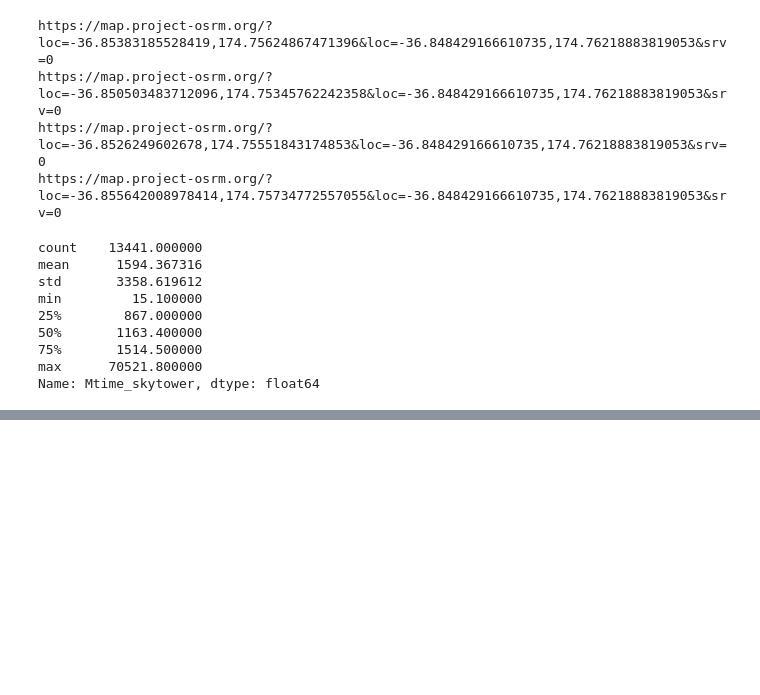
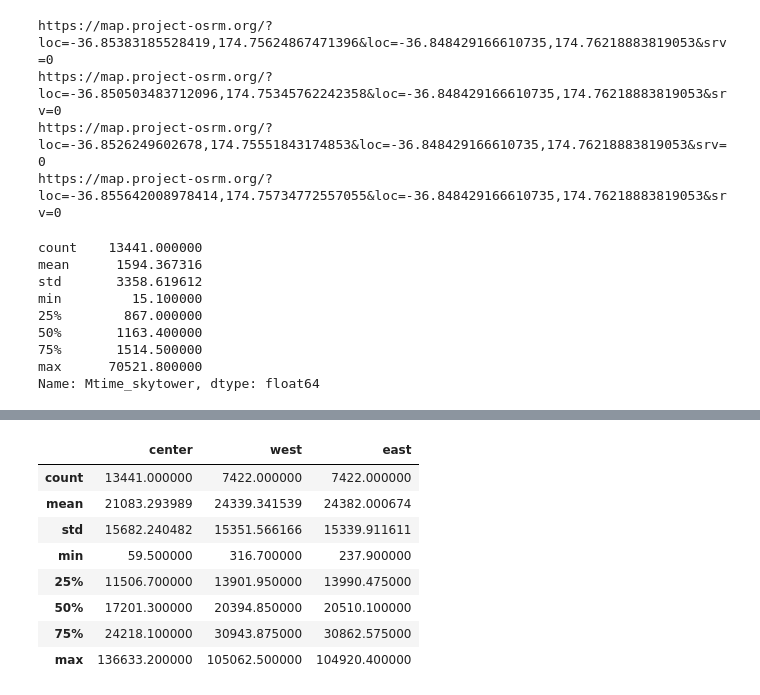
Before and after one commit to UoA-eResearch/auckland-housing, a Jupyter notebook: phase2.ipynb, the cells around one changed output, grey strips where cells are left out. Saved outputs shown, nothing was run; the diff lists cells and outputs as text; code cells hidden in the pictures; blank space fills up the shorter version.

```diff
--- a/phase2.ipynb
+++ b/phase2.ipynb
@@ -599,0 +609,18 @@ Text(0.5, 1.0, 'Meshblocks < 20 minutes drive from the Skytower')
+# %%
+tempdf = pd.DataFrame({
+    "center": mb["Mdist_skytower"].to_list(),
+    "west": pd.Series([r[0] for r in neg["distances"][1:]]),
+    "east": pd.Series([r[0] for r in pos["distances"][1:]])
+}, index=mb.index)
+display(tempdf.describe())
+#mb["Mdist_skytower"] = tempdf.min(axis=1)
+# %% [output]
+|  | center | west | east |
+| count | 13441.000000 | 7422.000000 | 7422.000000 |
+| mean | 21083.293989 | 24339.341539 | 24382.000674 |
+| std | 15682.240482 | 15351.566166 | 15339.911611 |
+| min | 59.500000 | 316.700000 | 237.900000 |
+| 25% | 11506.700000 | 13901.950000 | 13990.475000 |
+| 50% | 17201.300000 | 20394.850000 | 20510.100000 |
+| 75% | 24218.100000 | 30943.875000 | 30862.575000 |
+| max | 136633.200000 | 105062.500000 | 104920.400000 |
```
Also changed, not shown: parts of 14 cells of this notebook.
